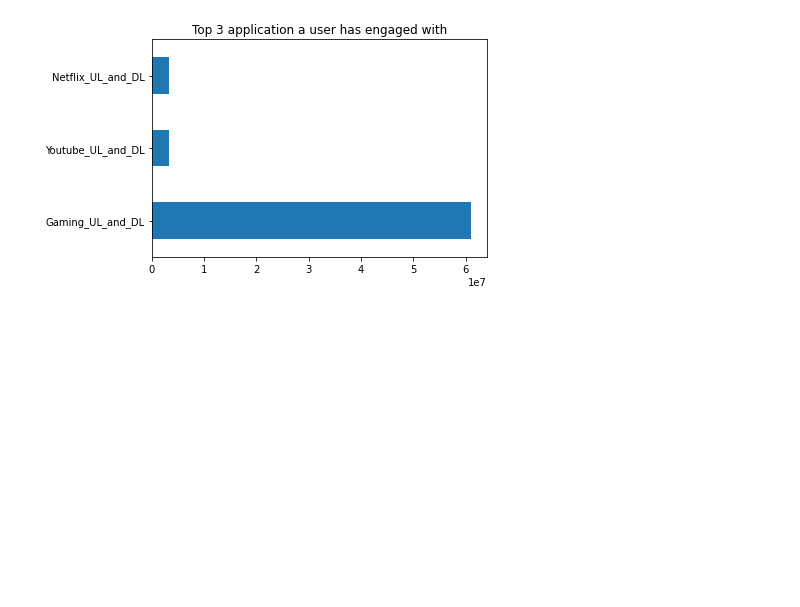
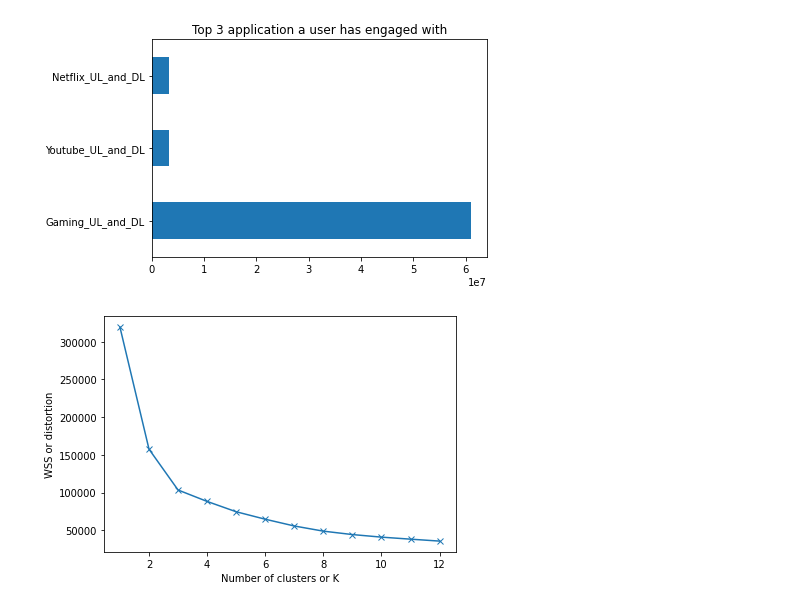
Before and after one commit to Micky373/Telecom_user_analytics, a Jupyter notebook: notebooks/user_engagement_analysis.ipynb, the cells around one changed output. Cells and saved outputs as stored; diff of their text form; code cells hidden in the pictures; blank space fills up the shorter version.

Commit message:
Find out the best k value for our kmeans

```diff
--- a/notebooks/user_engagement_analysis.ipynb
+++ b/notebooks/user_engagement_analysis.ipynb
@@ -414,3 +414,21 @@ top_applications.sort_values(ascending = False).head(3).plot(kind='barh',title='
 # Adding a user_engagement csv file
 
 user_engagement_data.to_csv('../data/user_engegement_data.csv',index=False)
+# %%
+# Creating a WSS(With-Cluster Squared Sum) array to see the best K and itterating from k=1 to k=12
+
+WSS = []
+for i in range(1,13):
+  km = KMeans(n_clusters=i,init='k-means++')
+  km.fit(features_array)
+  WSS.append(km.inertia_)
+# %%
+# Plotting the WSS graph to see the best K value
+# The best K value will be determined by the elbow method the one that is located at the elbow point will be the best k for our K mean analysis
+
+plt.plot(range(1,13),WSS, marker='x')
+plt.xlabel('Number of clusters or K')
+plt.ylabel('WSS or distortion')
+plt.show()
+# %% [output]
+[figure, added]
```
